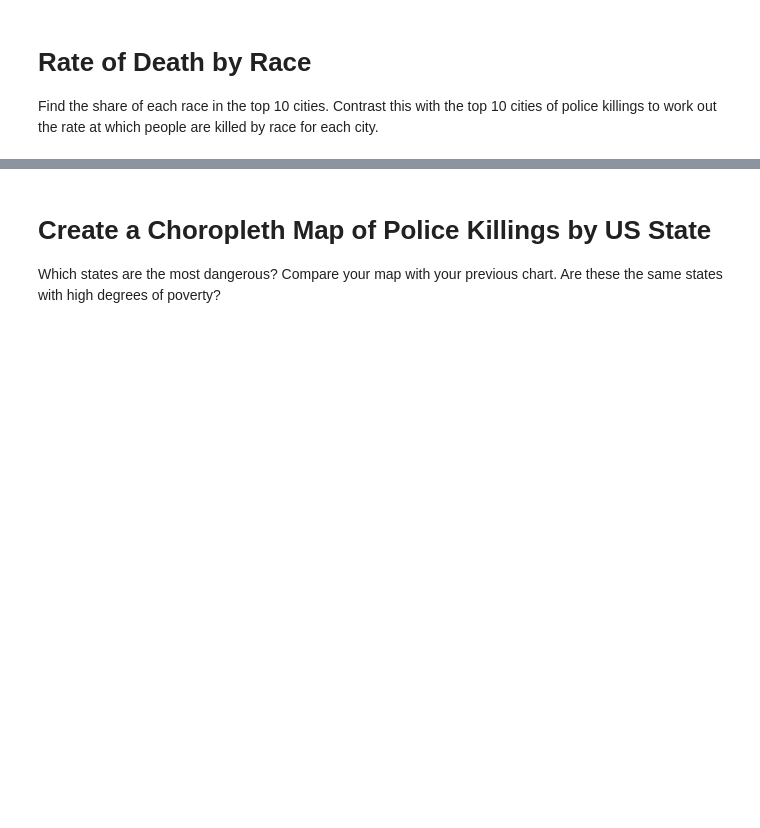
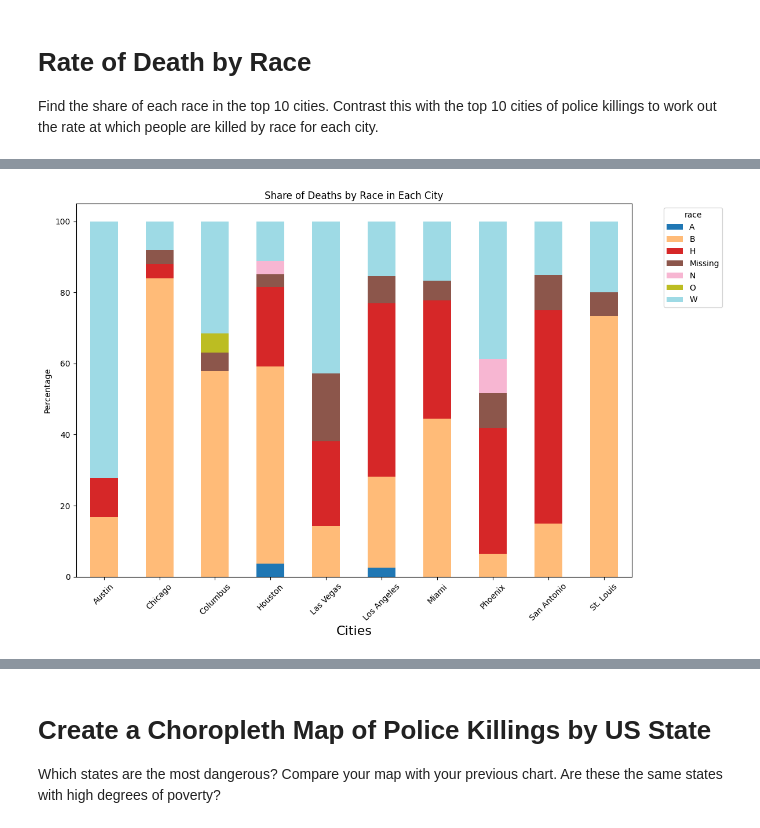
Before and after one commit to chgwyellow/Death-involving-Police-in-the-USA, a Jupyter notebook: Fatal_Force.ipynb, the cells around one changed output, grey strips where cells are left out. Saved outputs shown, nothing was run; the diff lists cells and outputs as text; code cells hidden in the pictures; blank space fills up the shorter version.

Commit message:
Completed the Rate of Death by Race.

```diff
--- a/Fatal_Force.ipynb
+++ b/Fatal_Force.ipynb
@@ -624,3 +624,8 @@ fig.show()
 # Rate of Death by Race
 
 Find the share of each race in the top 10 cities. Contrast this with the top 10 cities of police killings to work out the rate at which people are killed by race for each city.
+# %%
+top10_dangerous_city = df_fatalities.city.value_counts().head(10).index
+df_top10 = df_fatalities[df_fatalities.city.isin(top10_dangerous_city)]
+race_killed_by_city = df_top10.groupby(["city", "race"])["id"].count().reset_index(name="deaths")
+race_killed_by_city
@@ -626,0 +650,20 @@ Find the share of each race in the top 10 cities. Contrast this with the top 10
+# %%
+df_pivot_race_city = race_killed_by_city.pivot(index="city", columns="race", values="deaths").fillna(0)
+df_normalized_race_city = df_pivot_race_city.div(df_pivot_race_city.sum(axis=1) / 100, axis=0)
+df_normalized_race_city.plot(
+    kind="bar",
+    stacked=True,
+    figsize=(12,8),
+    colormap="tab20"
+)
+
+plt.xlabel("Cities", fontsize=16)
+plt.ylabel("Percentage")
+plt.title("Share of Deaths by Race in Each City")
+plt.xticks(rotation=45)
+plt.legend(title="race", bbox_to_anchor=(1.05,1), loc="upper left")
+plt.tight_layout()
+
+plt.show()
+# %% [output]
+[figure, added]
```
Also changed, not shown: parts of 2 cells of this notebook.
